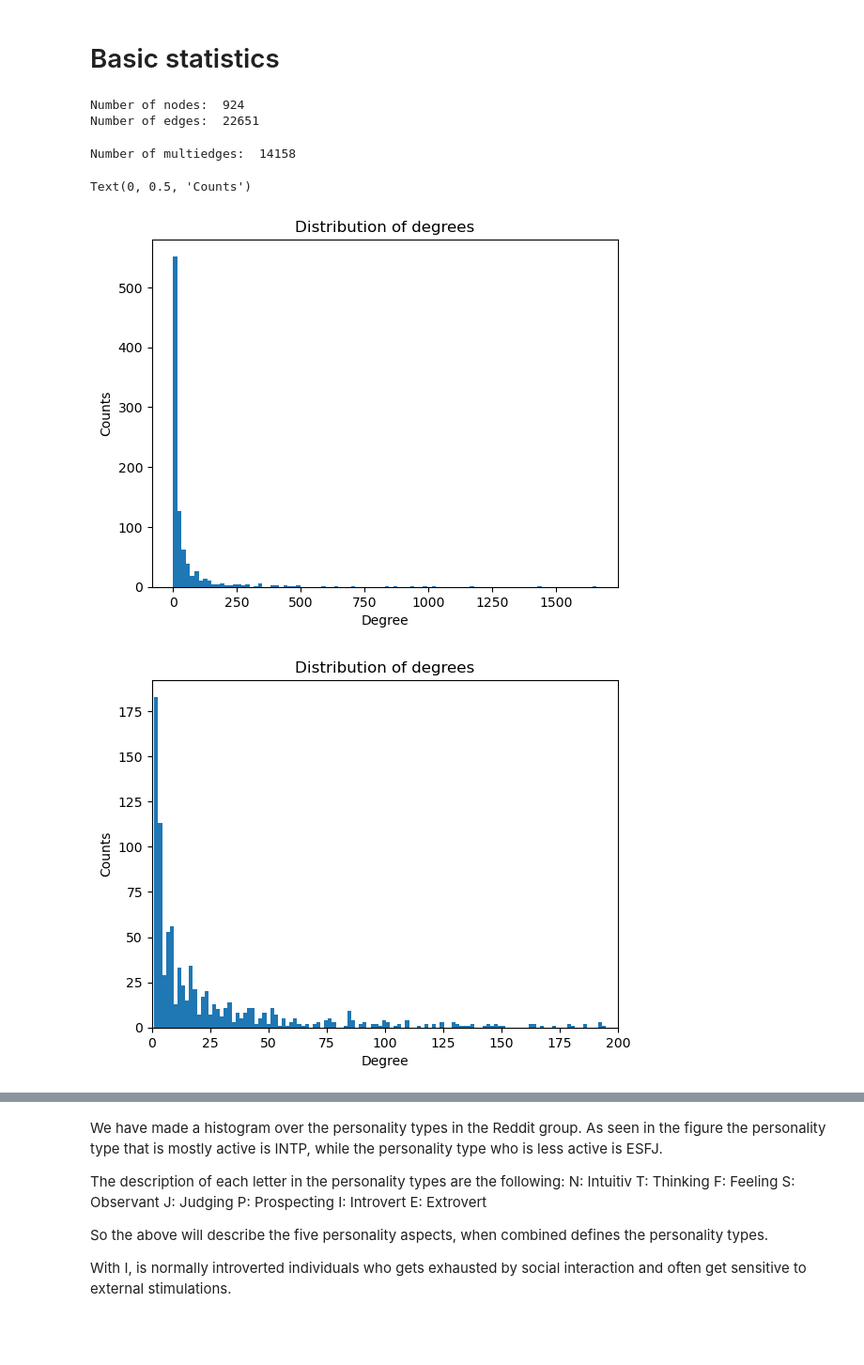
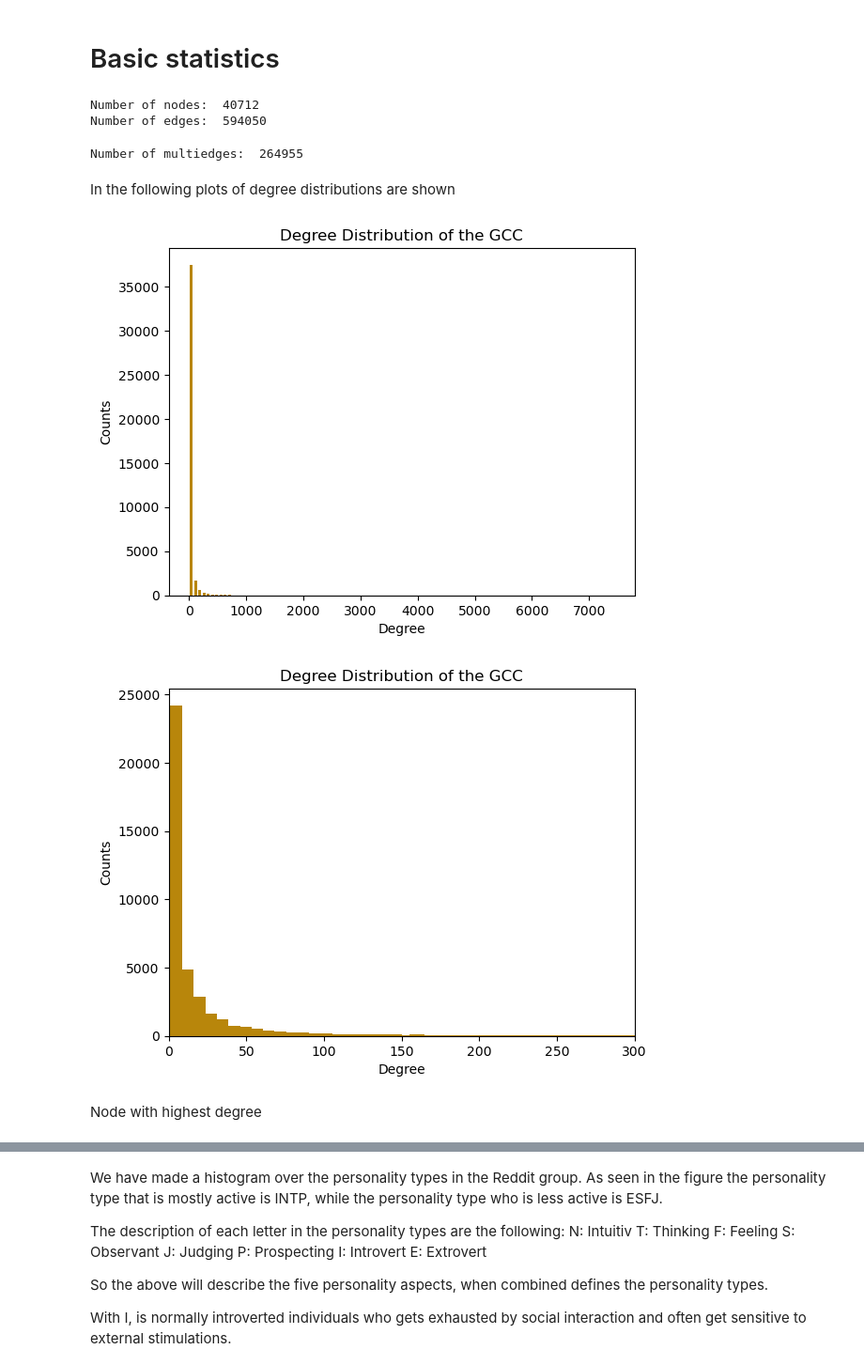
Before and after one commit to luchsonice/MBTI, a Jupyter notebook: 3_Stats.ipynb, the cells around one changed output, grey strips where cells are left out. Shown at 94% size. Drawn from its saved outputs; the diff is of its cells as text; code cells hidden in the pictures; blank space fills up the shorter version.

```diff
--- a/3_Stats.ipynb
+++ b/3_Stats.ipynb
@@ -83,42 +90,54 @@ with open("LargeData/Directed2022.pkl", "rb") as file:
     G = pickle.load(file)
 
 # Make GCC
-UnG = G.to_undirected()
-G = nx.subgraph(G, [node for node in G.nodes()][:1000])
-G = nx.subgraph(G,max(nx.weakly_connected_components(G), key=len)) # GCC
+UG = G.to_undirected()
 # %% [markdown]
 # Basic statistics
 # %%
 print('Number of nodes: ',G.number_of_nodes())
 print('Number of edges: ',G.number_of_edges())
 # %% [output]
-Number of nodes:  924
-Number of edges:  22651
+Number of nodes:  40712
+Number of edges:  594050
 # %%
 print('Number of multiedges: ',len([x for x in G.edges() if G.number_of_edges(x[0],x[1]) > 1]))
 # %% [output]
-Number of multiedges:  14158
+Number of multiedges:  264955
+# %% [markdown]
+In the following plots of degree distributions are shown
 # %%
 degree_sequence = [d for n, d in G.degree()]
+bins = np.histogram(degree_sequence,bins=100)
+loc = []
+for i in range(len(bins[1])-1):
+    loc.append((bins[1][i]+bins[1][i+1])/2)
+
+# Plot
 plt.figure()
-plt.hist(degree_sequence,bins=100)
-plt.title('Distribution of degrees')
+plt.bar(loc,bins[0],color='darkgoldenrod',width=50)
+plt.title('Degree Distribution of the GCC')
 plt.xlabel('Degree')
 plt.ylabel('Counts')
+plt.show()
 # %% [output]
-Text(0, 0.5, 'Counts')
-[figure, old version]
+[figure, new version]
 # %%
-# Plot degree distribution with less tahn 1000 degrees
+# Plot degree distribution with less than 1000 degrees
+bins = np.histogram(degree_sequence,bins=1000)
+loc = []
+for i in range(len(bins[1])-1):
+    loc.append((bins[1][i]+bins[1][i+1])/2)
 plt.figure()
-plt.hist(degree_sequence,bins=1000)
-plt.title('Distribution of degrees')
+plt.bar(loc,bins[0],color='darkgoldenrod',width=10)
+plt.title('Degree Distribution of the GCC')
 plt.xlabel('Degree')
 plt.ylabel('Counts')
-plt.xlim(0,200)
+plt.xlim(0,300)
 plt.show()
 # %% [output]
-[figure, old version]
+[figure, new version]
+# %% [markdown]
+Node with highest degree
 # %%
 # Find node with highest degree
 max_degree = 0
```
Also changed, not shown: parts of 22 cells of this notebook.
